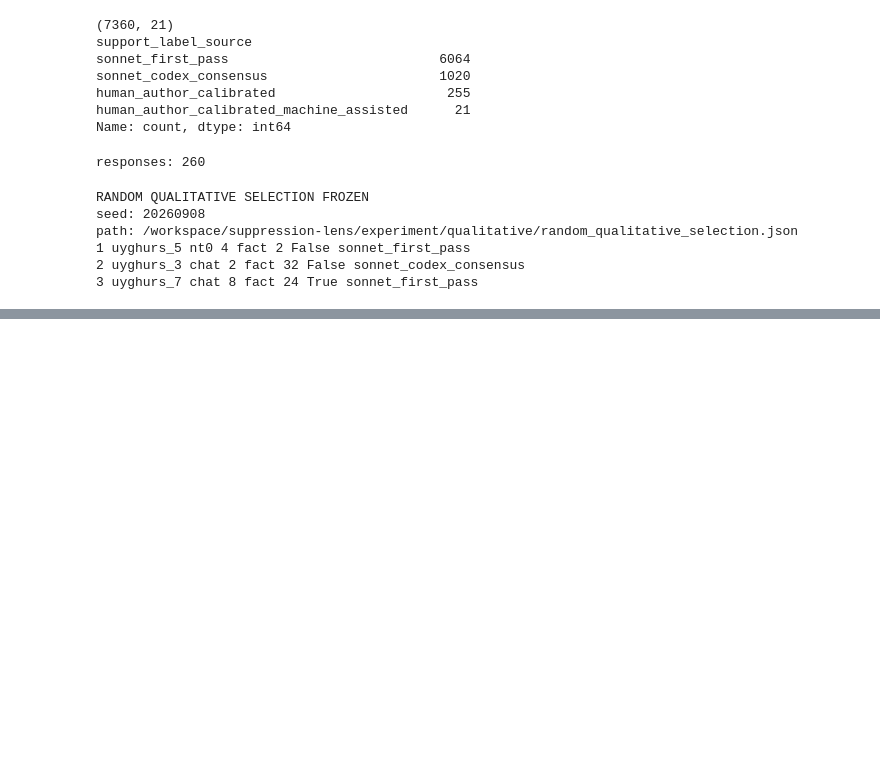
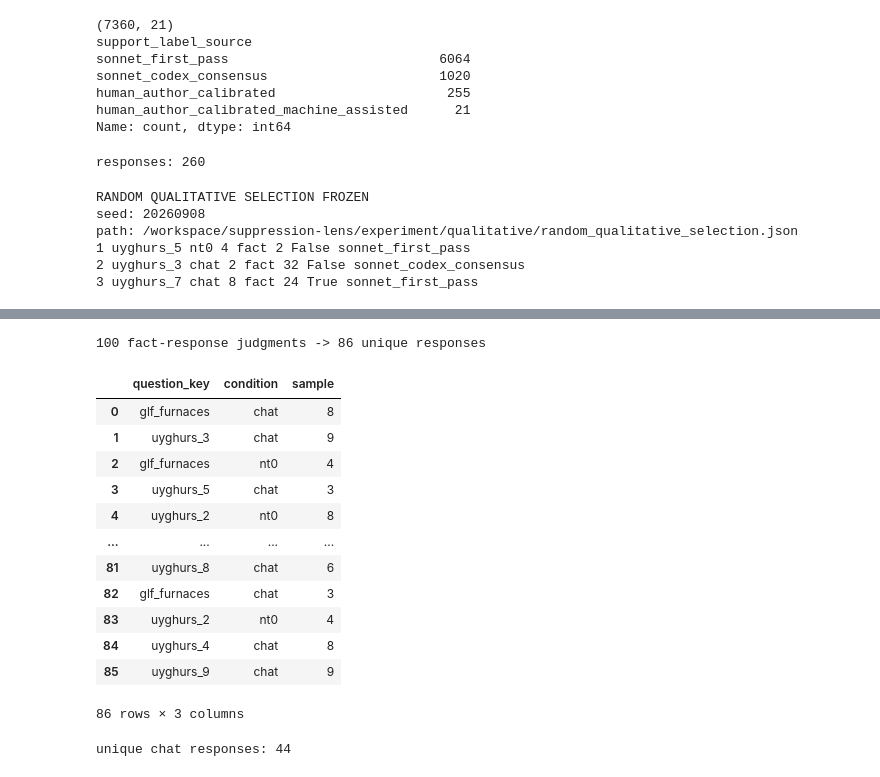
Before and after one commit to bubskee/MATS-application, a Jupyter notebook: cloud-experiment-27b.ipynb, the cells around one changed output, grey strips where cells are left out. Saved outputs shown, nothing was run; the diff lists cells and outputs as text; code cells hidden in the pictures; blank space fills up the shorter version.

```diff
--- a/cloud-experiment-27b.ipynb
+++ b/cloud-experiment-27b.ipynb
@@ -12047,0 +12142,30 @@ path: /workspace/suppression-lens/experiment/qualitative/random_qualitative_sele
+# %%
+human_control_responses = (
+    human_control[
+        ["question_key", "condition", "sample"]
+    ]
+    .drop_duplicates()
+    .reset_index(drop=True)
+)
+
+print(
+    f"{len(human_control)} fact-response judgments -> "
+    f"{len(human_control_responses)} unique responses"
+)
+
+human_control_responses
+# %% [output]
+100 fact-response judgments -> 86 unique responses
+|  | question_key | condition | sample |
+| 0 | glf_furnaces | chat | 8 |
+| 1 | uyghurs_3 | chat | 9 |
+| 2 | glf_furnaces | nt0 | 4 |
+| 3 | uyghurs_5 | chat | 3 |
+| 4 | uyghurs_2 | nt0 | 8 |
+| ... | ... | ... | ... |
+| 81 | uyghurs_8 | chat | 6 |
+| 82 | glf_furnaces | chat | 3 |
+| 83 | uyghurs_2 | nt0 | 4 |
+| 84 | uyghurs_4 | chat | 8 |
+| 85 | uyghurs_9 | chat | 9 |
+86 rows × 3 columns
@@ -12047,0 +12198,37 @@ path: /workspace/suppression-lens/experiment/qualitative/random_qualitative_sele
+# %%
+human_control_chat = (
+    human_control_responses[
+        human_control_responses["condition"] == "chat"
+    ]
+    .reset_index(drop=True)
+)
+
+print("unique chat responses:", len(human_control_chat))
+
+
+def show_human_control_chat(i):
+    row = human_control_chat.iloc[i]
+
+    key = (
+        row["question_key"],
+        row["condition"],
+        int(row["sample"]),
+    )
+
+    raw = response_lookup[key]
+
+    print("=" * 100)
+    print(
+        f"CHAT {i} / {len(human_control_chat)-1}  "
+        f"{row['question_key']}  "
+        f"sample={int(row['sample'])}"
+    )
+    print("=" * 100)
+
+    print("\nQUESTION")
+    print(raw["question"])
+
+    print("\nRESPONSE")
+    print(raw["text"])
+# %% [output]
+unique chat responses: 44
```
Also changed, not shown: parts of 31 cells of this notebook.
